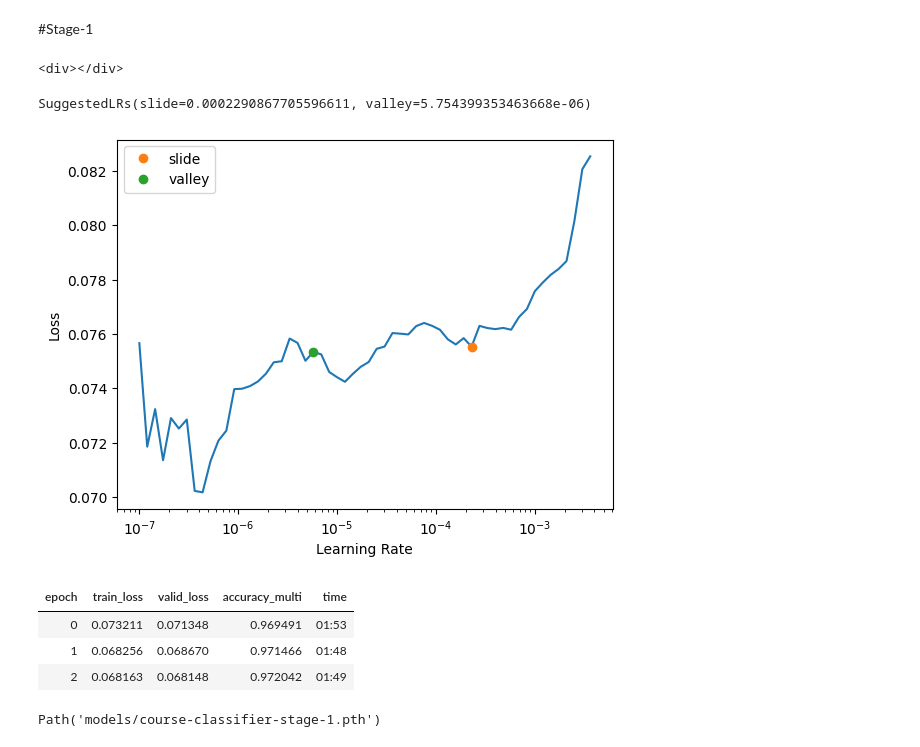
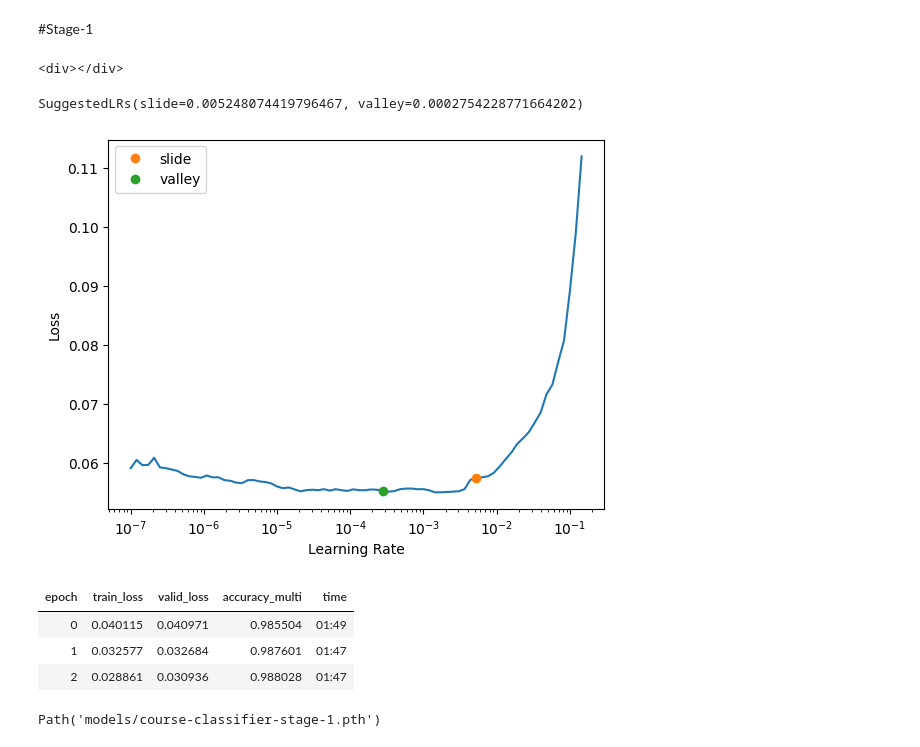
Before and after one commit to SheikhAnandee/Multilabel-Course-Topic-Classifier, a Jupyter notebook: notebooks/udemy_multilabel_text_classsification.ipynb, the cells around one changed output. Saved outputs shown, nothing was run; the diff lists cells and outputs as text; code cells hidden in the pictures.

```diff
--- a/notebooks/udemy_multilabel_text_classsification.ipynb
+++ b/notebooks/udemy_multilabel_text_classsification.ipynb
@@ -96,7 +96,7 @@ print(topic_count)
 Number of Topics: 2436
 {'Development': 1598, 'Programming Languages': 336, 'Python': 272, 'Web Development': 479, 'Node.Js': 38, 'MongoDB': 15, 'JavaScript': 103, 'Data Science': 243, 'Flask': 9, 'Web Scraping': 10, 'React  ...
 # %%
-threshold = int(len(df) * 0.01)
+threshold = int(len(df) * 0.003)
 rare_topics = [cat for cat, count in topic_count.items() if count < threshold]
 len(rare_topics), rare_topics[:5]
 # %% [output]
@@ -253,15 +258,15 @@ learner.unfreeze()
 learner.lr_find(suggest_funcs=[slide, valley])
 # %% [output]
 <div></div>
-SuggestedLRs(slide=0.0002290867705596611, valley=5.754399353463668e-06)
+SuggestedLRs(slide=0.005248074419796467, valley=0.0002754228771664202)
-[figure, old version]
+[figure, new version]
 # %%
-learner.fit_one_cycle(3, slice(1e-6, 6e-6))
+learner.fit_one_cycle(3, slice(2e-4, 3e-4))
 # %% [output]
 | epoch | train_loss | valid_loss | accuracy_multi | time |
-| 0 | 0.073211 | 0.071348 | 0.969491 | 01:53 |
-| 1 | 0.068256 | 0.068670 | 0.971466 | 01:48 |
-| 2 | 0.068163 | 0.068148 | 0.972042 | 01:49 |
+| 0 | 0.040115 | 0.040971 | 0.985504 | 01:49 |
+| 1 | 0.032577 | 0.032684 | 0.987601 | 01:47 |
+| 2 | 0.028861 | 0.030936 | 0.988028 | 01:47 |
 # %%
 learner.save("course-classifier-stage-1")
 # %% [output]
```
Also changed, not shown: parts of 10 cells of this notebook, 3 other files.
